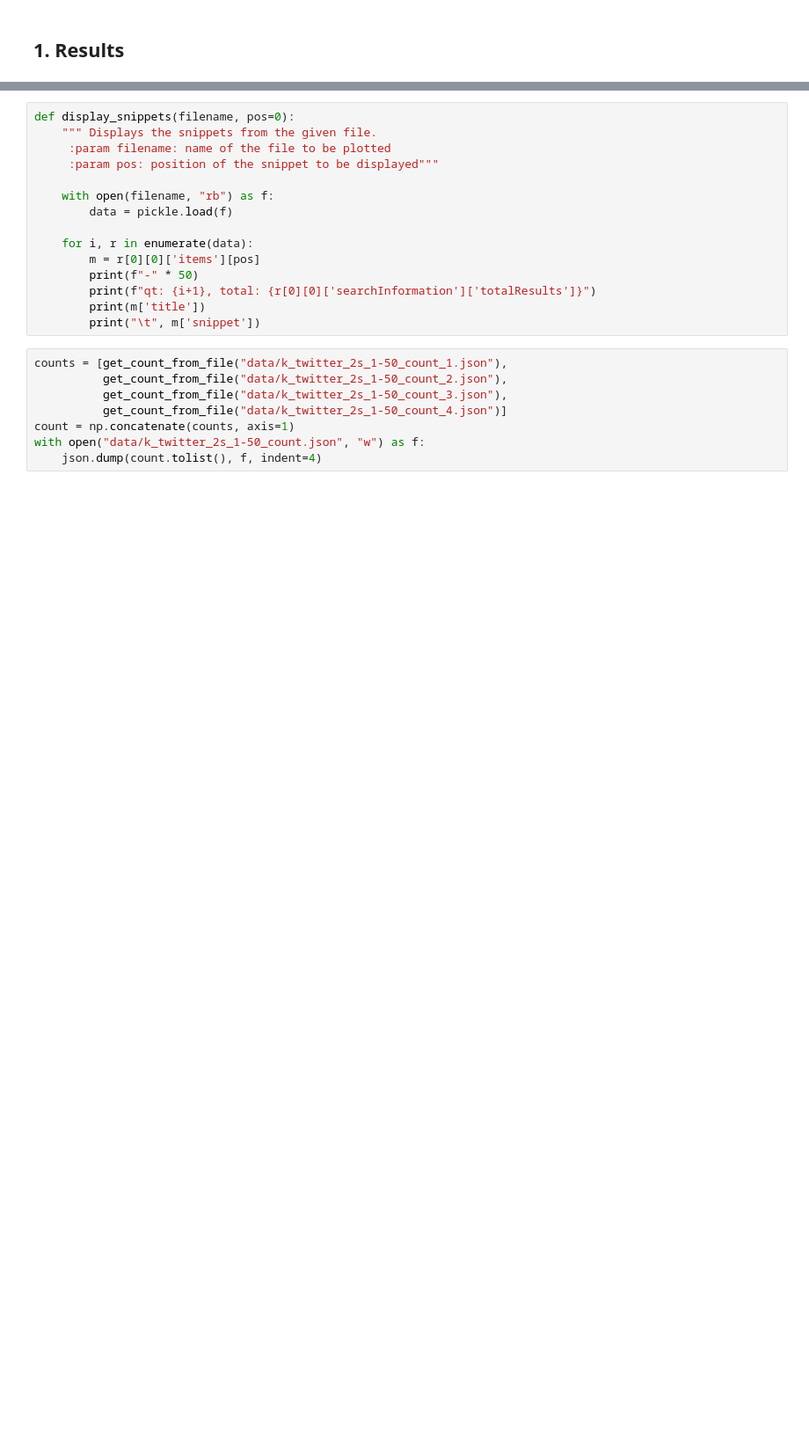
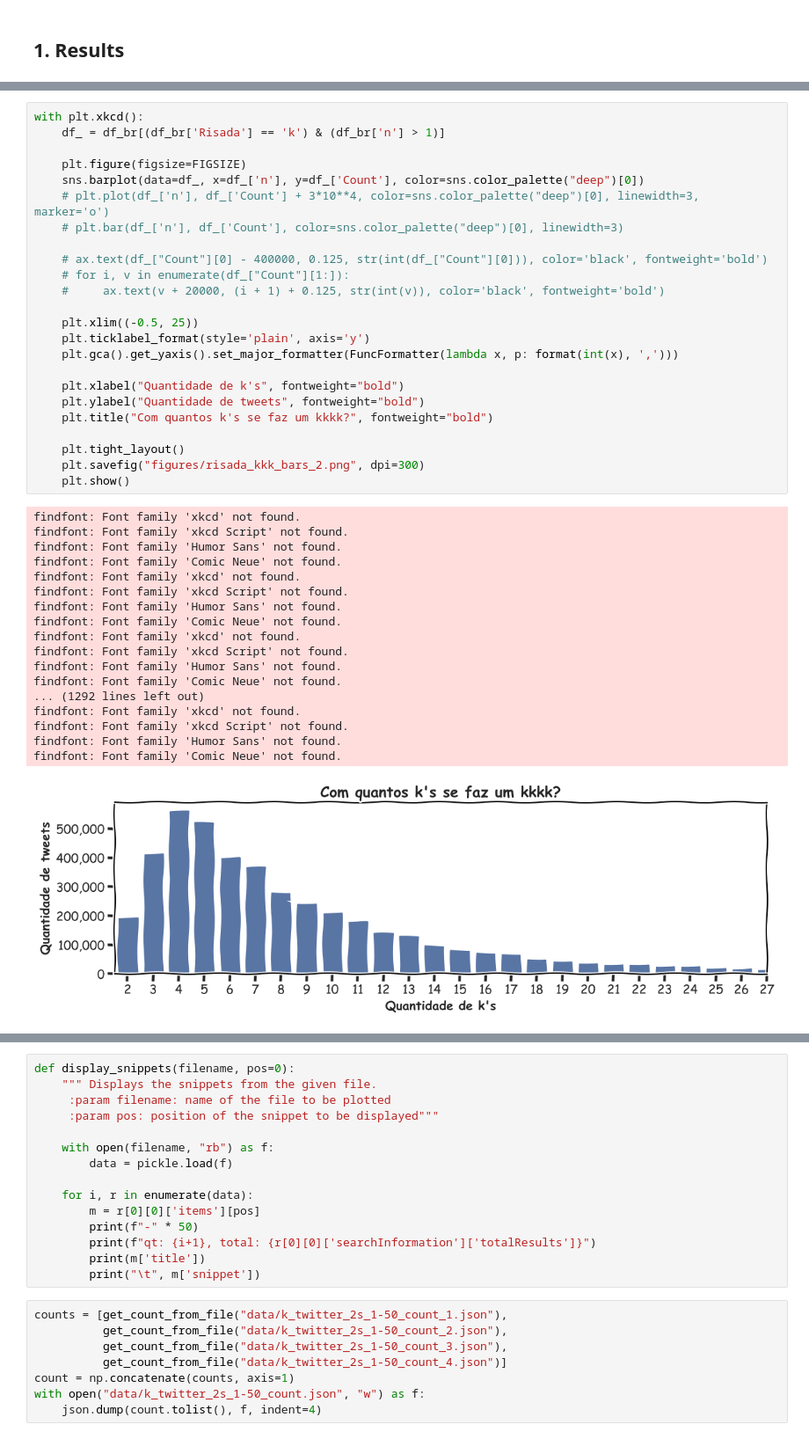
Before and after one commit to vgarciasc/kkkk_dist, a Jupyter notebook: process_data.ipynb, the cells around one changed output, grey strips where cells are left out. Shown at 88% size. Drawn from its saved outputs; the diff is of its cells as text; blank space fills up the shorter version.

```diff
--- a/process_data.ipynb
+++ b/process_data.ipynb
@@ -124 +191,44 @@ df_int = df[(df['Country'] != "Brasil") | (df["Risada"] == "k")]
+# %%
+with plt.xkcd():
+    df_ = df_br[(df_br['Risada'] == 'k') & (df_br['n'] > 1)]
+
+    plt.figure(figsize=FIGSIZE)
+    sns.barplot(data=df_, x=df_['n'], y=df_['Count'], color=sns.color_palette("deep")[0])
+    # plt.plot(df_['n'], df_['Count'] + 3*10**4, color=sns.color_palette("deep")[0], linewidth=3, marker='o')
+    # plt.bar(df_['n'], df_['Count'], color=sns.color_palette("deep")[0], linewidth=3)
+
+    # ax.text(df_["Count"][0] - 400000, 0.125, str(int(df_["Count"][0])), color='black', fontweight='bold')
+    # for i, v in enumerate(df_["Count"][1:]):
+    #     ax.text(v + 20000, (i + 1) + 0.125, str(int(v)), color='black', fontweight='bold')
+
+    plt.xlim((-0.5, 25))
+    plt.ticklabel_format(style='plain', axis='y')
+    plt.gca().get_yaxis().set_major_formatter(FuncFormatter(lambda x, p: format(int(x), ',')))
+
+    plt.xlabel("Quantidade de k's", fontweight="bold")
+    plt.ylabel("Quantidade de tweets", fontweight="bold")
+    plt.title("Com quantos k's se faz um kkkk?", fontweight="bold")
+
+    plt.tight_layout()
+    plt.savefig("figures/risada_kkk_bars_2.png", dpi=300)
+    plt.show()
+# %% [output]
+findfont: Font family 'xkcd' not found.
+findfont: Font family 'xkcd Script' not found.
+findfont: Font family 'Humor Sans' not found.
+findfont: Font family 'Comic Neue' not found.
+findfont: Font family 'xkcd' not found.
+findfont: Font family 'xkcd Script' not found.
+findfont: Font family 'Humor Sans' not found.
+findfont: Font family 'Comic Neue' not found.
+findfont: Font family 'xkcd' not found.
+findfont: Font family 'xkcd Script' not found.
+findfont: Font family 'Humor Sans' not found.
+findfont: Font family 'Comic Neue' not found.
+... (1292 lines left out)
+findfont: Font family 'xkcd' not found.
+findfont: Font family 'xkcd Script' not found.
+findfont: Font family 'Humor Sans' not found.
+findfont: Font family 'Comic Neue' not found.
+[figure, added]
 # %%
```
Also changed, not shown: parts of 40 cells of this notebook, 1 other file.
